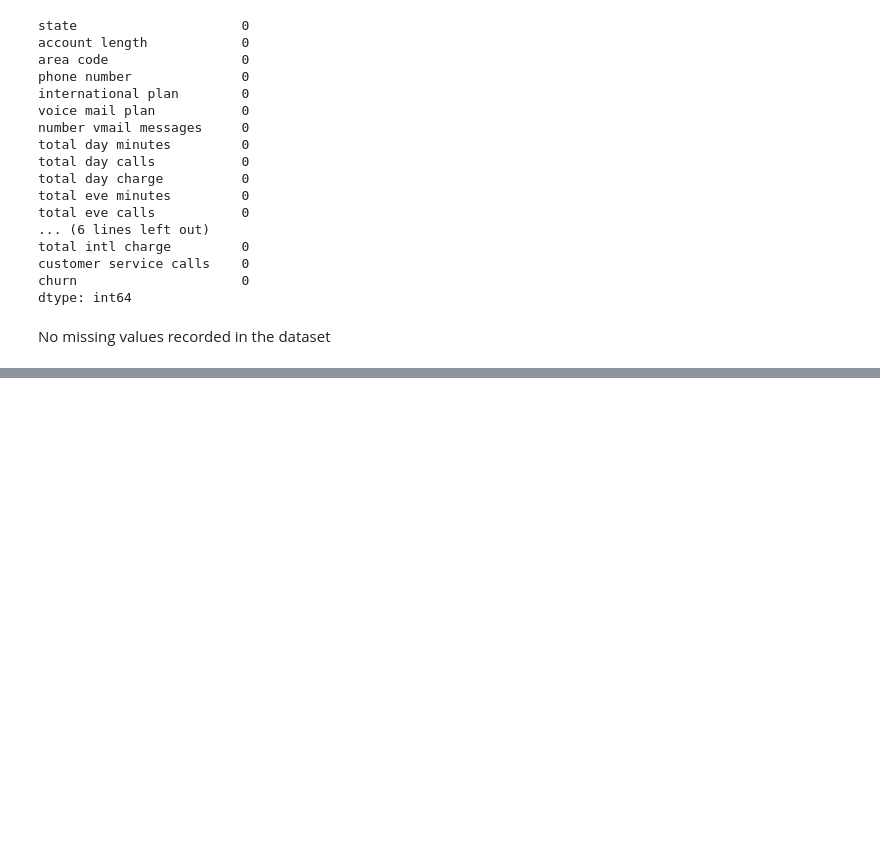
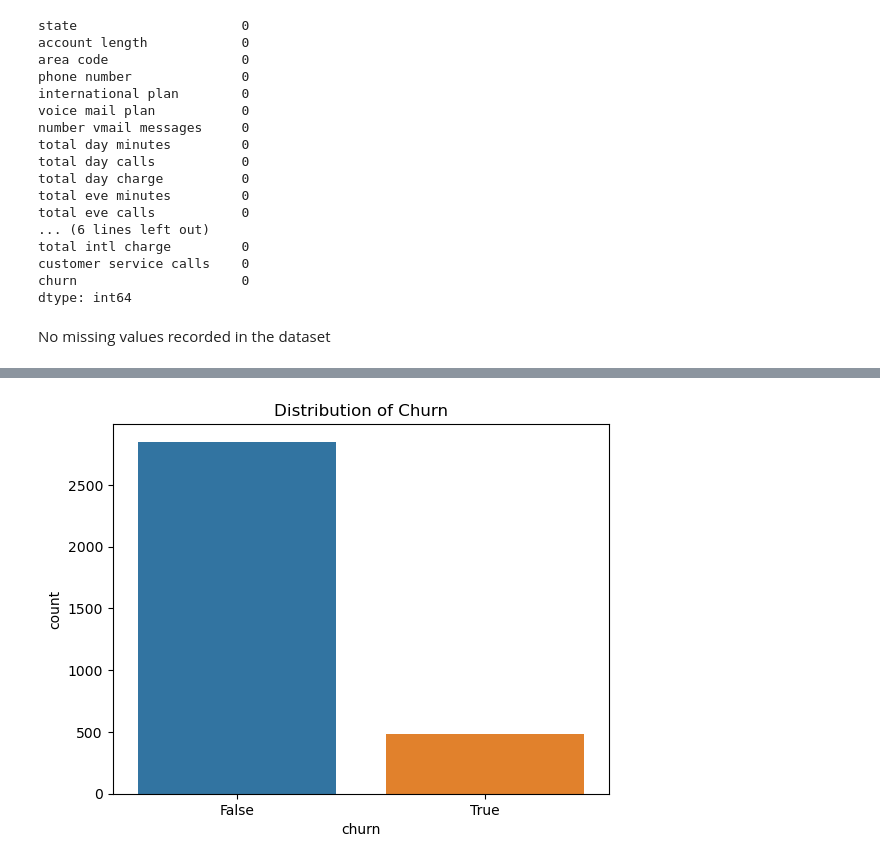
Before and after one commit to Limo-Vincent/Group_9_Phase_3_project, a Jupyter notebook: jupyter_notebook.ipynb, the cells around one changed output, grey strips where cells are left out. Saved outputs shown, nothing was run; the diff lists cells and outputs as text; code cells hidden in the pictures; blank space fills up the shorter version.

```diff
--- a/jupyter_notebook.ipynb
+++ b/jupyter_notebook.ipynb
@@ -159,0 +263,7 @@ Name: churn, dtype: float64
+# %%
+# Check distribution of target variable (churn)
+sns.countplot(x="churn", data=data)
+plt.title("Distribution of Churn")
+plt.show()
+# %% [output]
+[figure, added]
```
Also changed, not shown: parts of 33 cells of this notebook.
